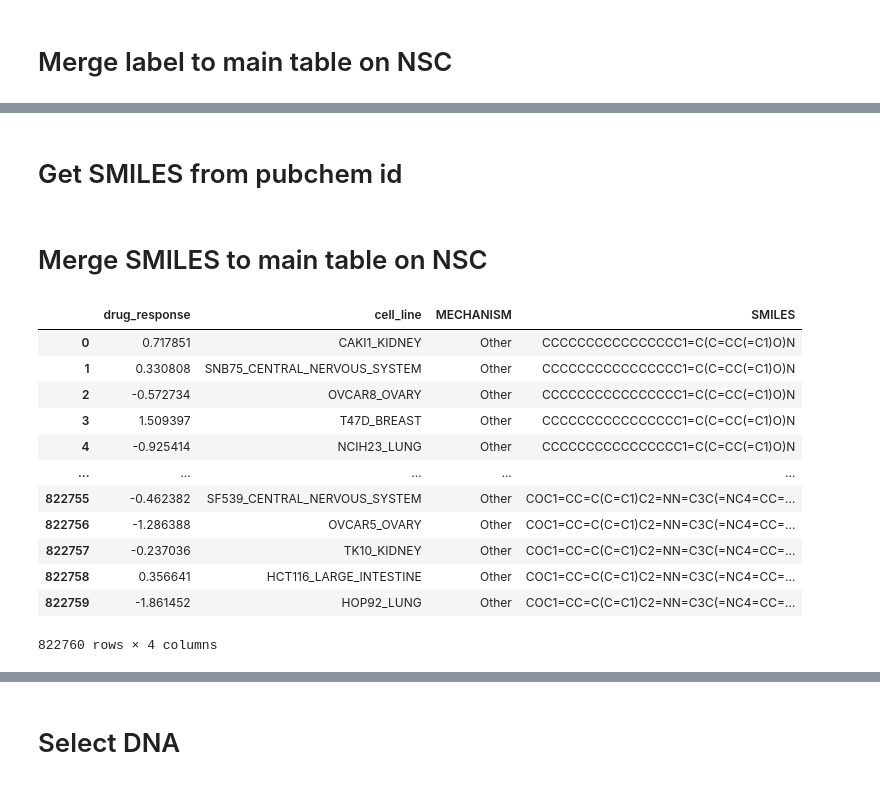
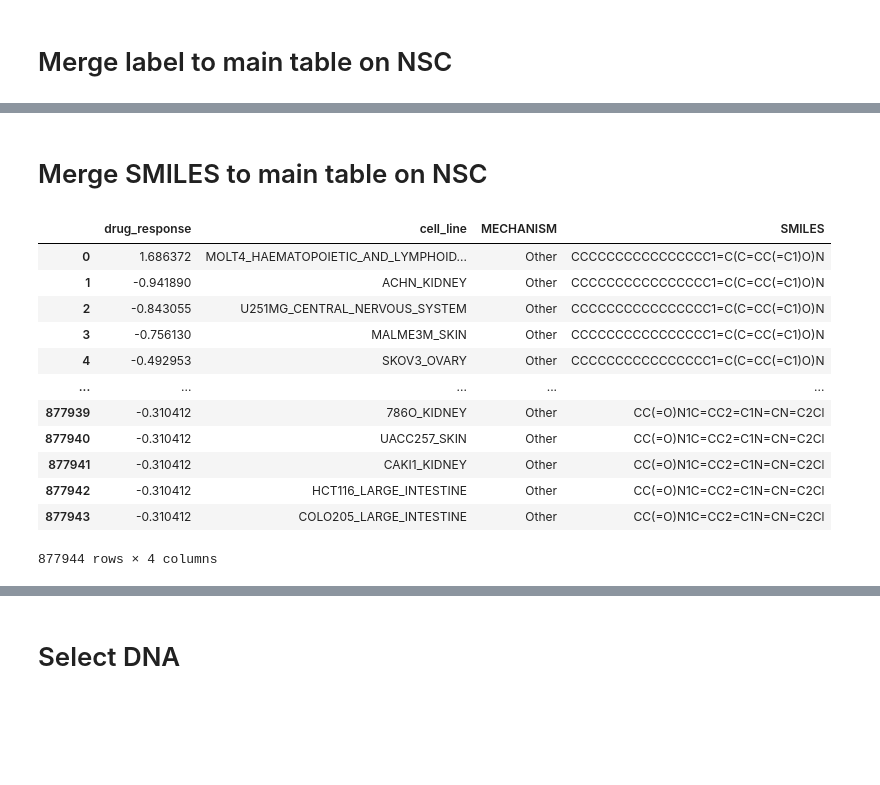
Before and after one commit to cannin/graph_neural_network_drug_response, a Jupyter notebook: notebook/get_data_with_class_label.ipynb, the cells around one changed output, grey strips where cells are left out. Drawn from its saved outputs; the diff is of its cells as text; code cells hidden in the pictures; blank space fills up the shorter version.

Commit message:
add new table and extraction

```diff
--- a/notebook/get_data_with_class_label.ipynb
+++ b/notebook/get_data_with_class_label.ipynb
@@ -117,3 +105 @@ base_label
 1209393 rows × 4 columns
-# %% [markdown]
-# Get SMILES from pubchem id
@@ -194,19 +106,20 @@ df = get_SMILES_from_pubchemID(pubchem_id)
 # %% [markdown]
 # Merge SMILES to main table on NSC
 # %%
-base_smiles = base_label.merge(df, on='NSC').drop('NSC', axis=1)
+smiles = pd.read_csv('../data/nsc_cid_smiles.csv')[['NSC', 'SMILES']].drop_duplicates()
+base_smiles = base_label.merge(smiles, on='NSC').drop('NSC', axis=1)
 base_smiles
 # %% [output]
 |  | drug_response | cell_line | MECHANISM | SMILES |
-| 0 | 0.717851 | CAKI1_KIDNEY | Other | CCCCCCCCCCCCCCCC1=C(C=CC(=C1)O)N |
-| 1 | 0.330808 | SNB75_CENTRAL_NERVOUS_SYSTEM | Other | CCCCCCCCCCCCCCCC1=C(C=CC(=C1)O)N |
-| 2 | -0.572734 | OVCAR8_OVARY | Other | CCCCCCCCCCCCCCCC1=C(C=CC(=C1)O)N |
-| 3 | 1.509397 | T47D_BREAST | Other | CCCCCCCCCCCCCCCC1=C(C=CC(=C1)O)N |
-| 4 | -0.925414 | NCIH23_LUNG | Other | CCCCCCCCCCCCCCCC1=C(C=CC(=C1)O)N |
+| 0 | 1.686372 | MOLT4_HAEMATOPOIETIC_AND_LYMPHOID... | Other | CCCCCCCCCCCCCCCC1=C(C=CC(=C1)O)N |
+| 1 | -0.941890 | ACHN_KIDNEY | Other | CCCCCCCCCCCCCCCC1=C(C=CC(=C1)O)N |
+| 2 | -0.843055 | U251MG_CENTRAL_NERVOUS_SYSTEM | Other | CCCCCCCCCCCCCCCC1=C(C=CC(=C1)O)N |
+| 3 | -0.756130 | MALME3M_SKIN | Other | CCCCCCCCCCCCCCCC1=C(C=CC(=C1)O)N |
+| 4 | -0.492953 | SKOV3_OVARY | Other | CCCCCCCCCCCCCCCC1=C(C=CC(=C1)O)N |
 | ... | ... | ... | ... | ... |
-| 822755 | -0.462382 | SF539_CENTRAL_NERVOUS_SYSTEM | Other | COC1=CC=C(C=C1)C2=NN=C3C(=NC4=CC=... |
-| 822756 | -1.286388 | OVCAR5_OVARY | Other | COC1=CC=C(C=C1)C2=NN=C3C(=NC4=CC=... |
-| 822757 | -0.237036 | TK10_KIDNEY | Other | COC1=CC=C(C=C1)C2=NN=C3C(=NC4=CC=... |
-| 822758 | 0.356641 | HCT116_LARGE_INTESTINE | Other | COC1=CC=C(C=C1)C2=NN=C3C(=NC4=CC=... |
-| 822759 | -1.861452 | HOP92_LUNG | Other | COC1=CC=C(C=C1)C2=NN=C3C(=NC4=CC=... |
+| 877939 | -0.310412 | 786O_KIDNEY | Other | CC(=O)N1C=CC2=C1N=CN=C2Cl |
+| 877940 | -0.310412 | UACC257_SKIN | Other | CC(=O)N1C=CC2=C1N=CN=C2Cl |
+| 877941 | -0.310412 | CAKI1_KIDNEY | Other | CC(=O)N1C=CC2=C1N=CN=C2Cl |
+| 877942 | -0.310412 | HCT116_LARGE_INTESTINE | Other | CC(=O)N1C=CC2=C1N=CN=C2Cl |
+| 877943 | -0.310412 | COLO205_LARGE_INTESTINE | Other | CC(=O)N1C=CC2=C1N=CN=C2Cl |
-822760 rows × 4 columns
+877944 rows × 4 columns
```
Also changed, not shown: parts of 20 cells of this notebook, 2 other files.
